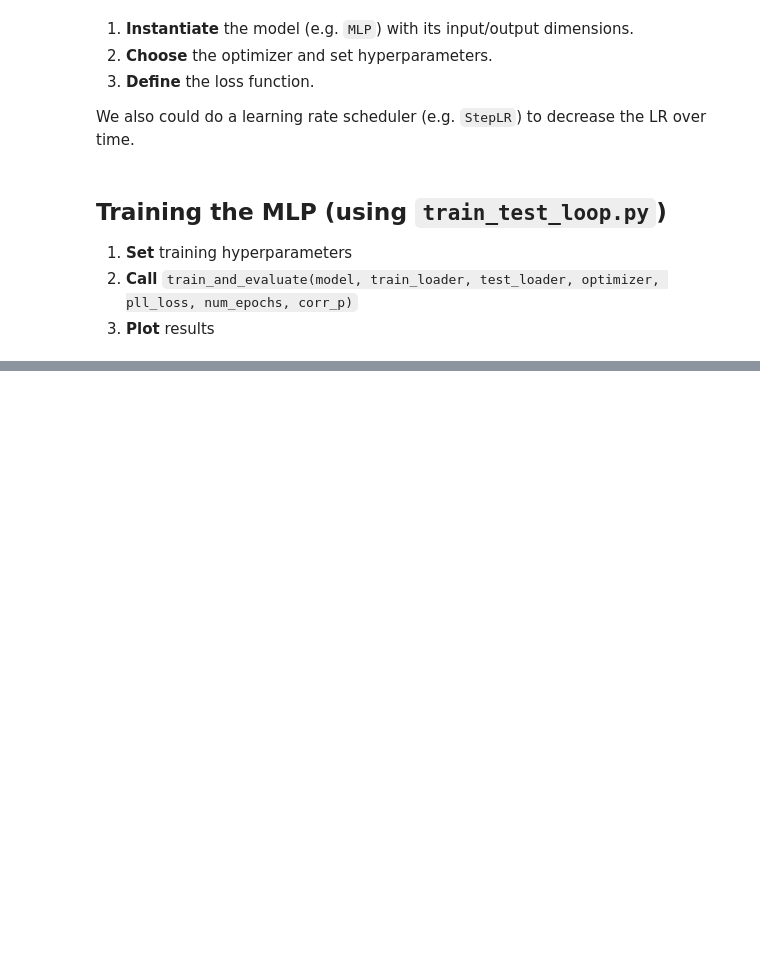
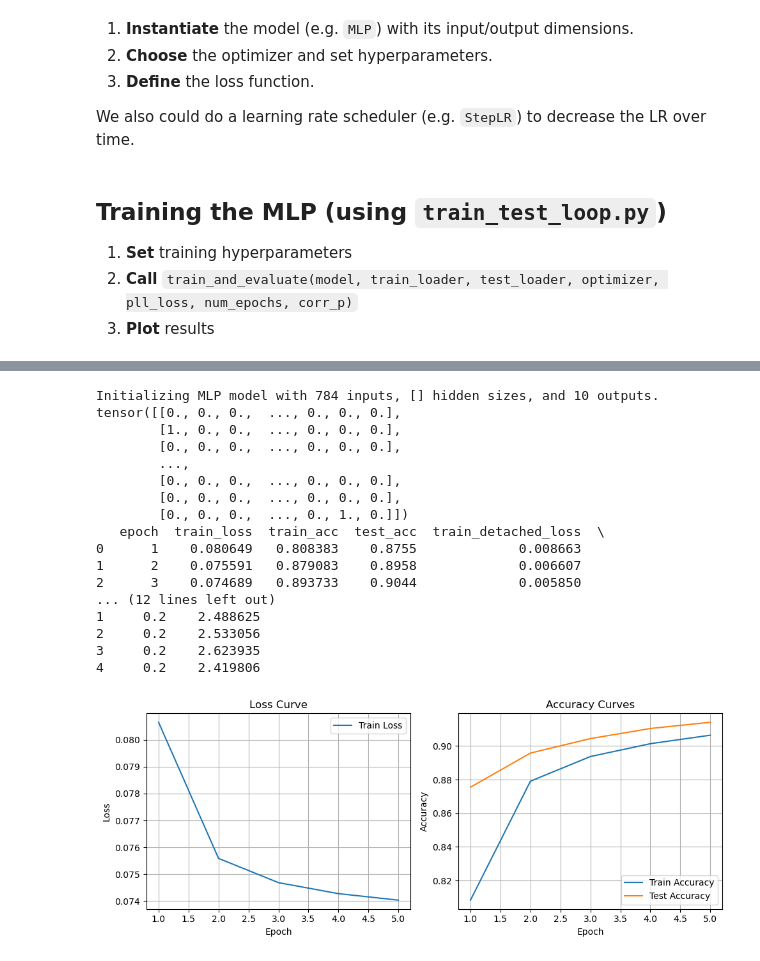
Before and after one commit to chicui12/Virtual-Labels, a Jupyter notebook: Example4pico.ipynb, the cells around one changed output, grey strips where cells are left out. Saved outputs shown, nothing was run; the diff lists cells and outputs as text; code cells hidden in the pictures; blank space fills up the shorter version.

```diff
--- a/Example4pico.ipynb
+++ b/Example4pico.ipynb
@@ -368,62 +345,42 @@ print(os.getenv("PYTHONBREAKPOINT"))
 # %%
-device = torch.device("cuda" if torch.cuda.is_available() else "cpu")
-print(f"Using device: {device}")
+# #################
+# Testing PiCO Loss
 
-model = MLP(
-    input_size=Data.num_features,
-    hidden_sizes=[],
-    output_size=Data.num_classes,
-    dropout_p=0,
-    bn=False,
-    activation='relu'
-)
+# 1. Select model, optimizer, and loss function
+model, optimizer = get_model(Data, opt_alg='adam', lr=1e-6)
+em_loss = ForwardProperLoss(weakener.M, loss_code="cross_entropy")
 
-optimizer = optim.Adam(
-    model.parameters(),
-    lr=1e-6,
-)
-
-# 2. Training parameters
-num_epochs = 60
-
-#em_loss = FwdLoss(weakener.M)
-em_loss = ForwardProperLoss(weakener.M, loss_code="cross_entropy")
-#em_loss = MarginalChainProperLoss(weakener.M, loss_code="cross_entropy")
-
-# 3. Run the training + evaluation loop
+# 2. Run the training + evaluation loop
 model, results_df = train_and_evaluate(
     model,        # our MLP on device
     train_loader, # yields (x, w, y)
     test_loader,  # yields (x, y)
     optimizer,    # Adam optimizer
-    em_loss,     # EMLoss with our PLL mixing matrix
+    em_loss,      # EMLoss with our PLL mixing matrix
     num_epochs,   # total epochs
-    corr_p        # used for logging consistency
+    corr_p,       # used for logging consistency
 )
 
-# 4. View the epoch‐by‐epoch results
+# 3. View the epoch‐by‐epoch results
 print(results_df)
-
-# Set up a wide figure with two subplots
-fig, (ax1, ax2) = plt.subplots(1, 2, figsize=(12, 5))
-
-# Loss curves
-ax1.plot(results_df['epoch'], results_df['train_loss'], label='Train Loss')
-ax1.set_xlabel('Epoch')
-ax1.set_ylabel('Loss')
-ax1.set_title('Loss Curve')
-ax1.legend()
-ax1.grid(True)
-
-# Accuracy curves
-ax2.plot(results_df['epoch'], results_df['train_acc'], label='Train Accuracy')
-ax2.plot(results_df['epoch'], results_df['test_acc'], label='Test Accuracy')
-ax2.set_xlabel('Epoch')
-ax2.set_ylabel('Accuracy')
-ax2.set_title('Accuracy Curves')
-ax2.legend()
-ax2.grid(True)
-
-plt.tight_layout()
-plt.show()
+plot_results(results_df)
+# %% [output]
+Initializing MLP model with 784 inputs, [] hidden sizes, and 10 outputs.
+tensor([[0., 0., 0.,  ..., 0., 0., 0.],
+        [1., 0., 0.,  ..., 0., 0., 0.],
+        [0., 0., 0.,  ..., 0., 0., 0.],
+        ...,
+        [0., 0., 0.,  ..., 0., 0., 0.],
+        [0., 0., 0.,  ..., 0., 0., 0.],
+        [0., 0., 0.,  ..., 0., 1., 0.]])
+   epoch  train_loss  train_acc  test_acc  train_detached_loss  \
+0      1    0.080649   0.808383    0.8755             0.008663
+1      2    0.075591   0.879083    0.8958             0.006607
+2      3    0.074689   0.893733    0.9044             0.005850
+... (12 lines left out)
+1     0.2    2.488625
+2     0.2    2.533056
+3     0.2    2.623935
+4     0.2    2.419806
+[figure, added]
 # %%
```
Also changed, not shown: parts of 23 cells of this notebook, 7 other files.
